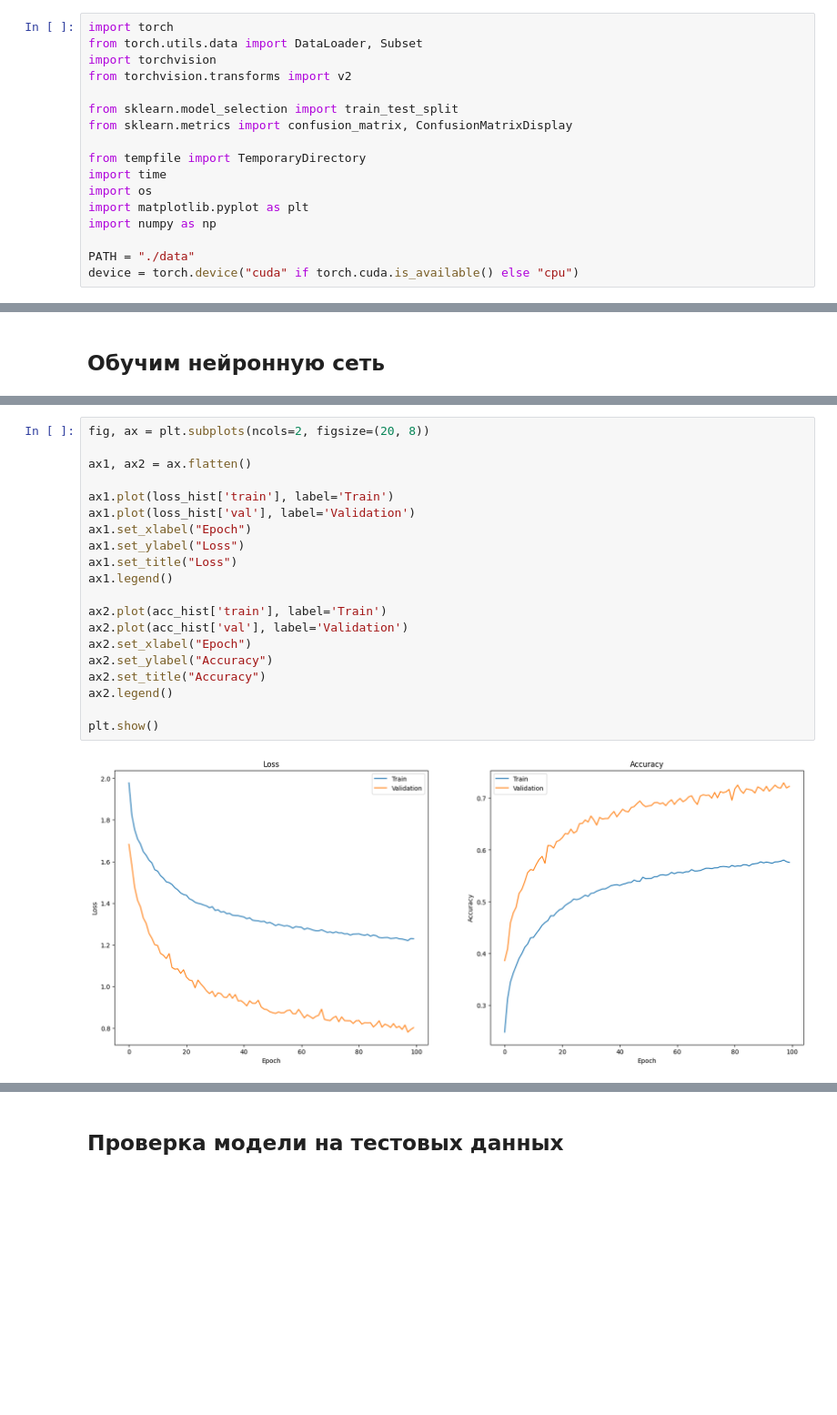
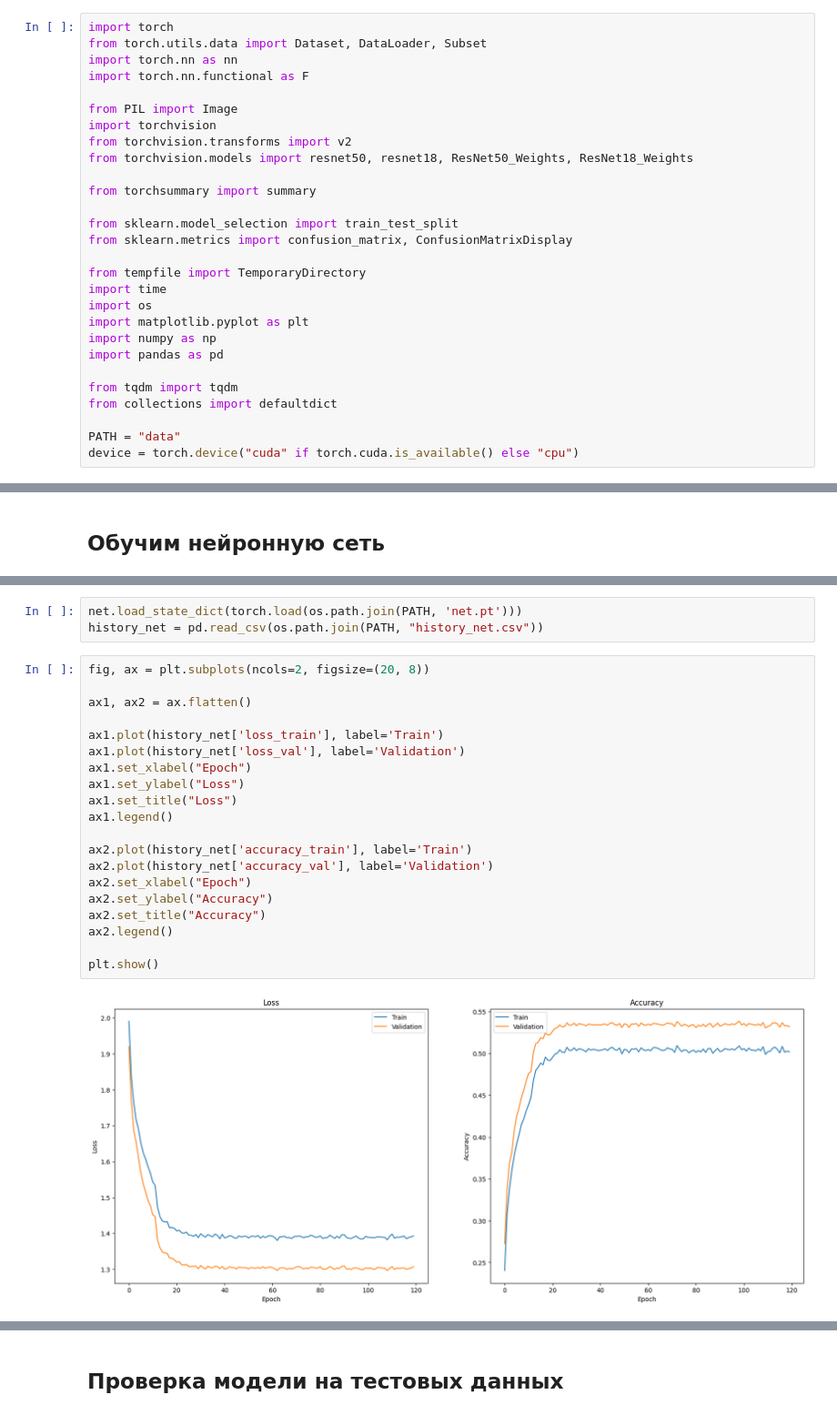
Before and after one commit to SerMisterMish/Statistical_and_Machine_Learning, a Jupyter notebook: nn_image/nn_image_conv/nn_image_conv.ipynb, the cells around one changed output, grey strips where cells are left out. Shown at 91% size. Drawn from its saved outputs; the diff is of its cells as text; blank space fills up the shorter version.

```diff
--- a/nn_image/nn_image_conv/nn_image_conv.ipynb
+++ b/nn_image/nn_image_conv/nn_image_conv.ipynb
@@ -1,8 +1,15 @@
 # %%
 import torch
-from torch.utils.data import DataLoader, Subset
+from torch.utils.data import Dataset, DataLoader, Subset
+import torch.nn as nn
+import torch.nn.functional as F
+
+from PIL import Image
 import torchvision
 from torchvision.transforms import v2
+from torchvision.models import resnet50, resnet18, ResNet50_Weights, ResNet18_Weights
+
+from torchsummary import summary
 
 from sklearn.model_selection import train_test_split
 from sklearn.metrics import confusion_matrix, ConfusionMatrixDisplay
@@ -12,8 +19,12 @@ import time
 import os
 import matplotlib.pyplot as plt
 import numpy as np
+import pandas as pd
 
-PATH = "./data"
+from tqdm import tqdm
+from collections import defaultdict
+
+PATH = "data"
 device = torch.device("cuda" if torch.cuda.is_available() else "cpu")
 # %% [markdown]
 ## Загрузка и нормализация данных
@@ -261,22 +314,25 @@ torch.save(net.state_dict(), os.path.join(PATH, "net.pt"))
+# %%
+net.load_state_dict(torch.load(os.path.join(PATH, 'net.pt')))
+history_net = pd.read_csv(os.path.join(PATH, "history_net.csv"))
 # %%
 fig, ax = plt.subplots(ncols=2, figsize=(20, 8))
 
 ax1, ax2 = ax.flatten()
 
-ax1.plot(loss_hist['train'], label='Train')
-ax1.plot(loss_hist['val'], label='Validation')
+ax1.plot(history_net['loss_train'], label='Train')
+ax1.plot(history_net['loss_val'], label='Validation')
 ax1.set_xlabel("Epoch")
 ax1.set_ylabel("Loss")
 ax1.set_title("Loss")
 ax1.legend()
 
-ax2.plot(acc_hist['train'], label='Train')
-ax2.plot(acc_hist['val'], label='Validation')
+ax2.plot(history_net['accuracy_train'], label='Train')
+ax2.plot(history_net['accuracy_val'], label='Validation')
 ax2.set_xlabel("Epoch")
 ax2.set_ylabel("Accuracy")
 ax2.set_title("Accuracy")
 ax2.legend()
 
 plt.show()
 # %% [output]
-[figure, old version]
+[figure, new version]
```
Also changed, not shown: parts of 54 cells of this notebook, 7 other files.
